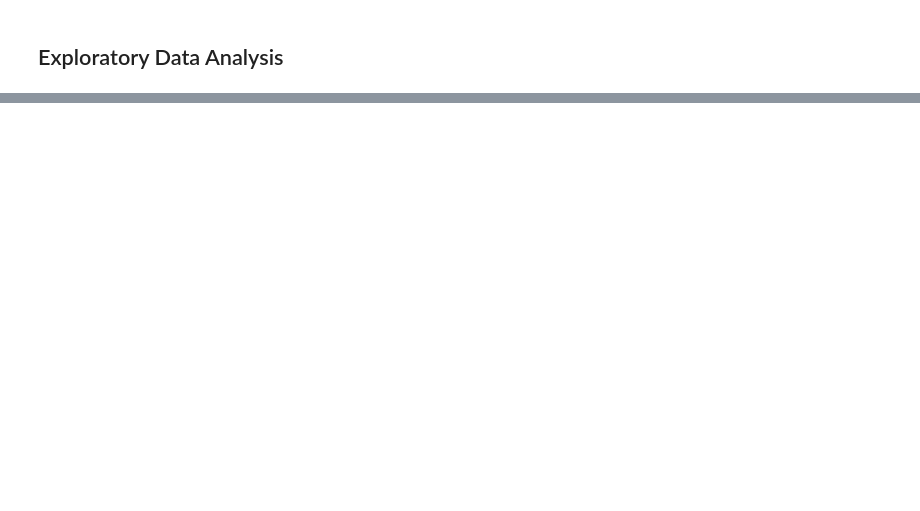
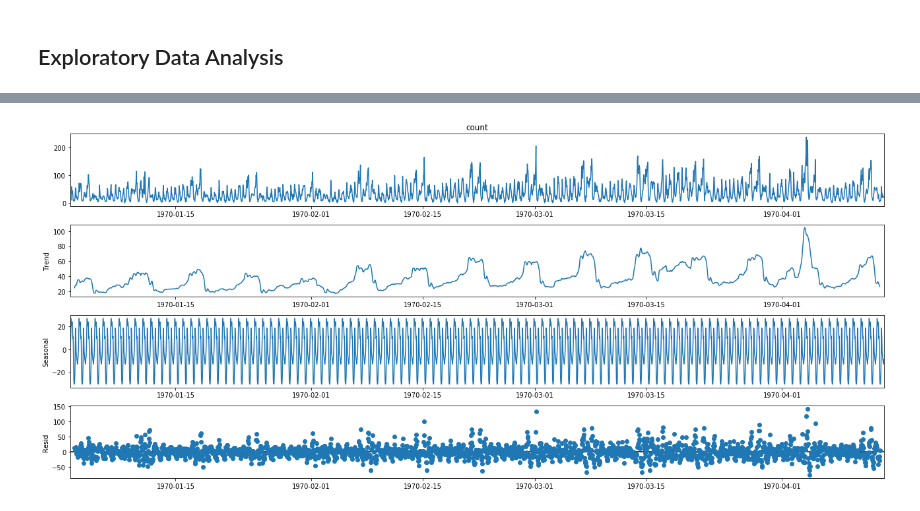
Before and after one commit to SatyaSiddharthDash/DataChallenges, a Jupyter notebook: Ultimate_analysis/ultimate_challenge.ipynb, the cells around one changed output, grey strips where cells are left out. Saved outputs shown, nothing was run; the diff lists cells and outputs as text; code cells hidden in the pictures; blank space fills up the shorter version.

```diff
--- a/Ultimate_analysis/ultimate_challenge.ipynb
+++ b/Ultimate_analysis/ultimate_challenge.ipynb
@@ -22,0 +38,7 @@ data_df = pd.read_json('../ultimate_challenge/ultimate_data_challenge.json')
+# %%
+logins_df['login_time'] = logins_df['login_time'].astype('datetime64')
+logins_df = logins_df.set_index('login_time')
+logins_df['count'] = 1
+logins_agg = []
+for time_interval in ['15T', 'H', 'D']:
+    logins_agg.append(logins_df.resample(time_interval).count()['count'])
@@ -22,0 +119,14 @@ data_df = pd.read_json('../ultimate_challenge/ultimate_data_challenge.json')
+# %%
+logins_df['hour'] = logins_df.index.hour
+logins_df['day'] = logins_df.index.weekday
+bar_weekday = dict(y = logins_df.groupby('day').sum()['count'],
+                    x = days,
+                marker = dict(color = '#1e91d6'))
+layout = dict(title = 'Weekday patterns',
+              xaxis_title = 'Weekday',
+              autosize = False,
+              template = "plotly_dark" if THEME.lower() == 'dark' else 'plotly_white')
+fig = go.Figure(data = [go.Bar(bar_weekday)],
+                layout = layout)
+f1 = go.FigureWidget(fig)
+f1.show('svg', width = '1200', height = '700')
@@ -22,0 +179,10 @@ data_df = pd.read_json('../ultimate_challenge/ultimate_data_challenge.json')
+# %%
+import statsmodels.api as sm
+from pylab import rcParams
+import matplotlib.pyplot as plt
+rcParams['figure.figsize'] = 18, 8
+decomposition = sm.tsa.seasonal_decompose(logins_df.resample('H').count()['count'], model = 'additive')
+fig = decomposition.plot()
+plt.show()
+# %% [output]
+[figure, added]
```
Also changed, not shown: parts of 42 cells of this notebook.
